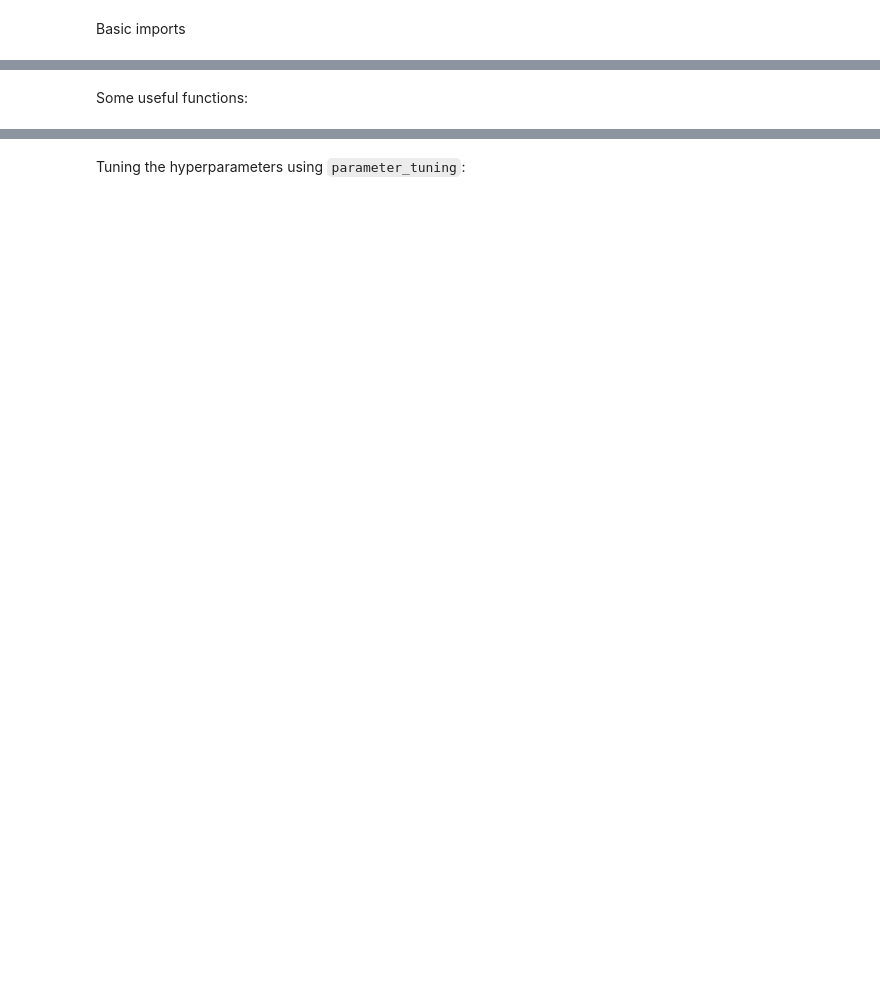
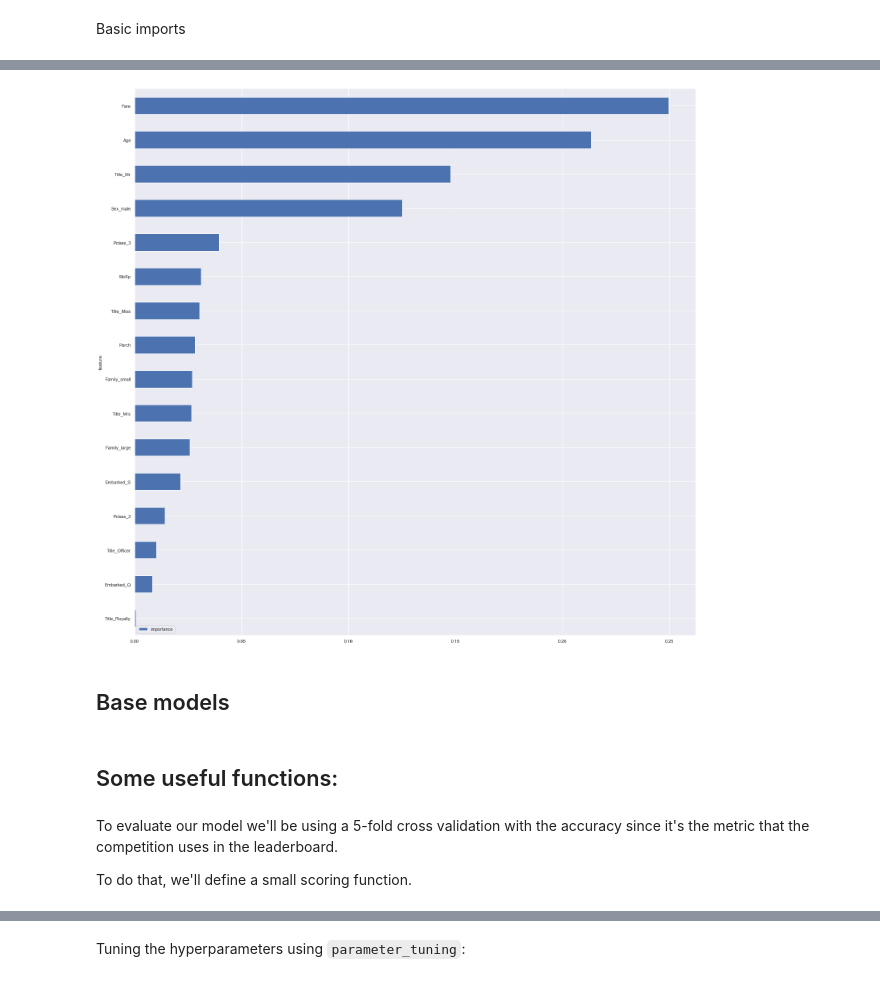
Before and after one commit to carlotta-marchis/Titanic-competition, a Jupyter notebook: Titanic Competition.ipynb, the cells around one changed output, grey strips where cells are left out. Saved outputs shown, nothing was run; the diff lists cells and outputs as text; code cells hidden in the pictures; blank space fills up the shorter version.

```diff
--- a/Titanic Competition.ipynb
+++ b/Titanic Competition.ipynb
@@ -19,0 +257,13 @@ import seaborn as sns; sns.set()
+# %%
+clf = RandomForestClassifier(n_estimators=50, max_features='sqrt', class_weight='balanced')
+clf = clf.fit(Xtrain, ytrain)
+# %%
+features = pd.DataFrame()
+features['feature'] = Xtrain.columns
+features['importance'] = clf.feature_importances_
+features.sort_values(by=['importance'], ascending=True, inplace=True)
+features.set_index('feature', inplace=True)
+
+features.plot(kind='barh', figsize=(25, 25));
+# %% [output]
+[figure, added]
@@ -20,2 +281,8 @@ import seaborn as sns; sns.set()
+# %% [markdown]
+## Base models
 # %% [markdown]
-Some useful functions:
+## Some useful functions:
+# %% [markdown]
+To evaluate our model we'll be using a 5-fold cross validation with the accuracy since it's the metric that the competition uses in the leaderboard.
+
+To do that, we'll define a small scoring function.
```
Also changed, not shown: parts of 148 cells of this notebook, 1 other file.
